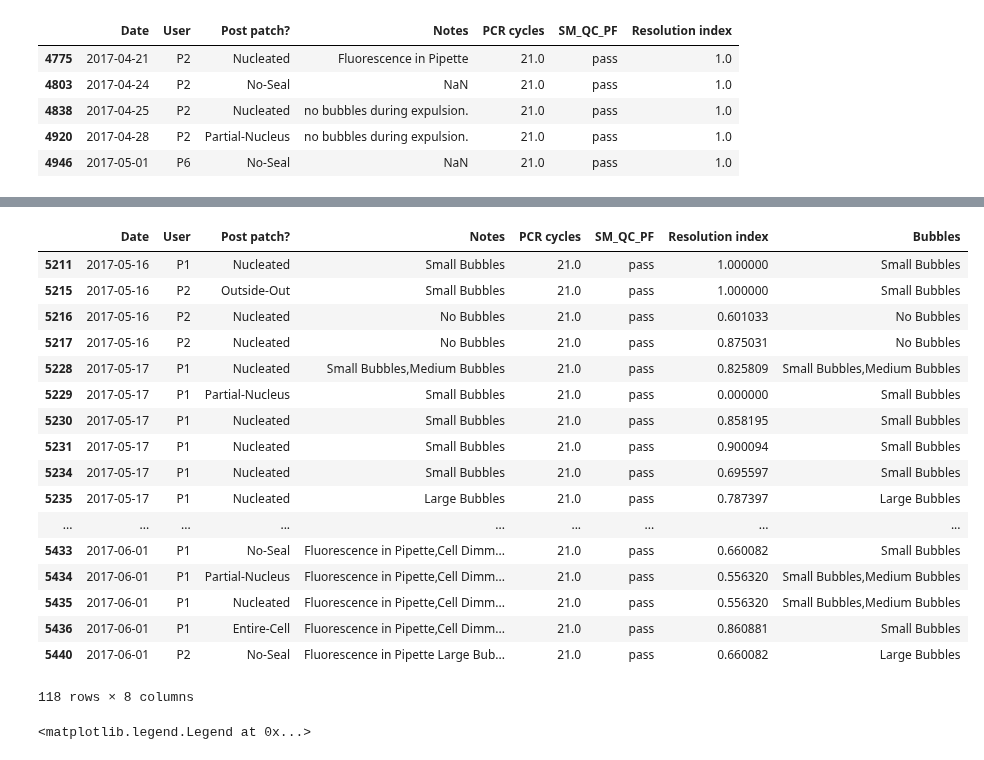
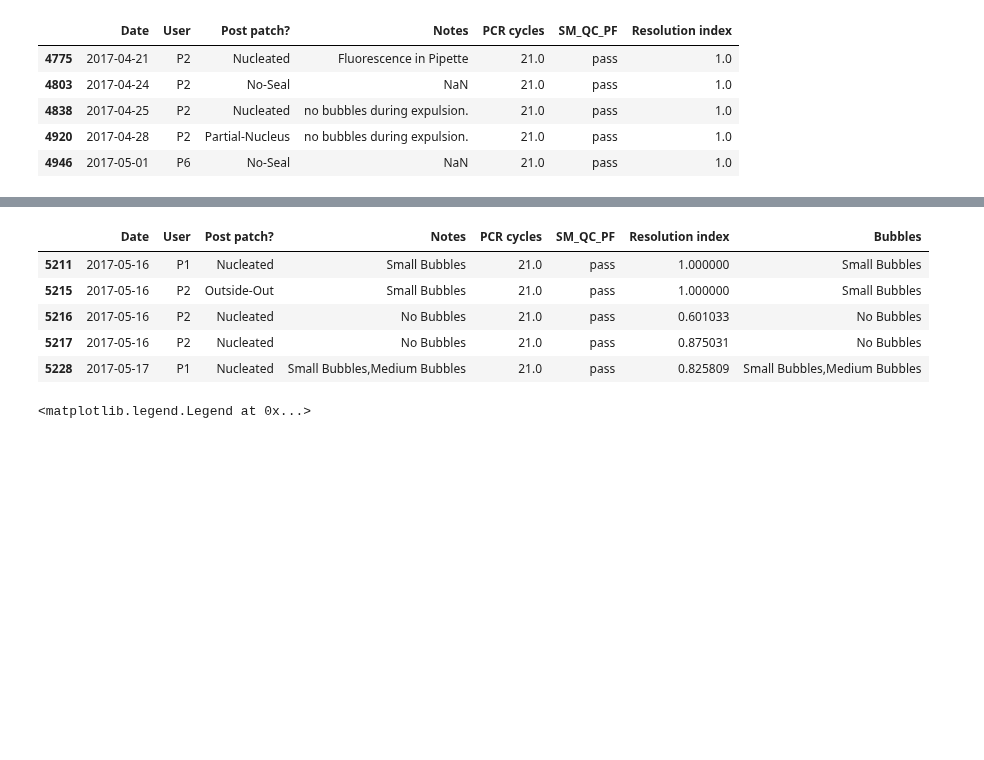
Before and after one commit to ru57y34nn/patchseq_gdoc_analysis, a Jupyter notebook: Post Patch vs Resolution Index.ipynb, the cells around one changed output, grey strips where cells are left out. Cells and saved outputs as stored; diff of their text form; code cells hidden in the pictures; blank space fills up the shorter version.

```diff
--- a/Post Patch vs Resolution Index.ipynb
+++ b/Post Patch vs Resolution Index.ipynb
@@ -116,31 +116,19 @@ py.iplot(fig, filename='violin plot')
 # %%
 ps.dropna(subset = ['Notes'], inplace = True)
 ps = ps[ps['Notes'].str.contains('Bubbles')]
 a_regex = '(No Bubbles|Small Bubbles,Medium Bubbles|Small Bubbles,Large Bubbles|Small Bubbles|Medium Bubbles,Large Bubbles|Medium Bubbles|Large Bubbles,Solution in Pipette Shank|Large Bubbles)'
 #a_regex = '(Large Bubbles,Solution in Pipette Shank|Large Bubbles|No Bubbles|Small Bubbles,Medium Bubbles|Small Bubbles,Large Bubbles|Small Bubbles||Medium Bubbles,Large Bubbles|Medium Bubbles)'
 #replacements = {'Large Bubbles,Solution in Pipette Shank':'Solution in Pipette Shank', 'Large Bubbles':'Large Bubbles', 'No Bubbles':'No Bubbles', 'Small Bubbles,Medium Bubbles':'Medium Bubbles', 'Small Bubbles,Large Bubbles':'Large Bubbles', 'Small Bubbles':'Small Bubbles', 'Medium Bubbles, Large Bubbles':'Large Bubbles', 'Medium Bubbles':'Medium Bubbles'}
 ps['Bubbles'] = ps['Notes'].str.extract(a_regex).fillna('')
 #ps['Bubbles'] = ps['Bubbles'].apply(lambda x: replacements.get(x,''))
-ps
+ps.head()
 # %% [output]
 |  | Date | User | Post patch? | Notes | PCR cycles | SM_QC_PF | Resolution index | Bubbles |
 | 5211 | 2017-05-16 | P1 | Nucleated | Small Bubbles | 21.0 | pass | 1.000000 | Small Bubbles |
 | 5215 | 2017-05-16 | P2 | Outside-Out | Small Bubbles | 21.0 | pass | 1.000000 | Small Bubbles |
 | 5216 | 2017-05-16 | P2 | Nucleated | No Bubbles | 21.0 | pass | 0.601033 | No Bubbles |
 | 5217 | 2017-05-16 | P2 | Nucleated | No Bubbles | 21.0 | pass | 0.875031 | No Bubbles |
 | 5228 | 2017-05-17 | P1 | Nucleated | Small Bubbles,Medium Bubbles | 21.0 | pass | 0.825809 | Small Bubbles,Medium Bubbles |
-| 5229 | 2017-05-17 | P1 | Partial-Nucleus | Small Bubbles | 21.0 | pass | 0.000000 | Small Bubbles |
-| 5230 | 2017-05-17 | P1 | Nucleated | Small Bubbles | 21.0 | pass | 0.858195 | Small Bubbles |
-| 5231 | 2017-05-17 | P1 | Nucleated | Small Bubbles | 21.0 | pass | 0.900094 | Small Bubbles |
-| 5234 | 2017-05-17 | P1 | Nucleated | Small Bubbles | 21.0 | pass | 0.695597 | Small Bubbles |
-| 5235 | 2017-05-17 | P1 | Nucleated | Large Bubbles | 21.0 | pass | 0.787397 | Large Bubbles |
-| ... | ... | ... | ... | ... | ... | ... | ... | ... |
-| 5433 | 2017-06-01 | P1 | No-Seal | Fluorescence in Pipette,Cell Dimm... | 21.0 | pass | 0.660082 | Small Bubbles |
-| 5434 | 2017-06-01 | P1 | Partial-Nucleus | Fluorescence in Pipette,Cell Dimm... | 21.0 | pass | 0.556320 | Small Bubbles,Medium Bubbles |
-| 5435 | 2017-06-01 | P1 | Nucleated | Fluorescence in Pipette,Cell Dimm... | 21.0 | pass | 0.556320 | Small Bubbles,Medium Bubbles |
-| 5436 | 2017-06-01 | P1 | Entire-Cell | Fluorescence in Pipette,Cell Dimm... | 21.0 | pass | 0.860881 | Small Bubbles |
-| 5440 | 2017-06-01 | P2 | No-Seal | Fluorescence in Pipette Large Bub... | 21.0 | pass | 0.660082 | Large Bubbles |
-118 rows × 8 columns
 # %%
 sns.swarmplot(x='Post patch?', y='Resolution index', hue='Bubbles', data=ps)
 plt.legend(bbox_to_anchor=(1.05,1), loc=2, borderaxespad=0.)
```
Also changed, not shown: parts of 4 cells of this notebook.
